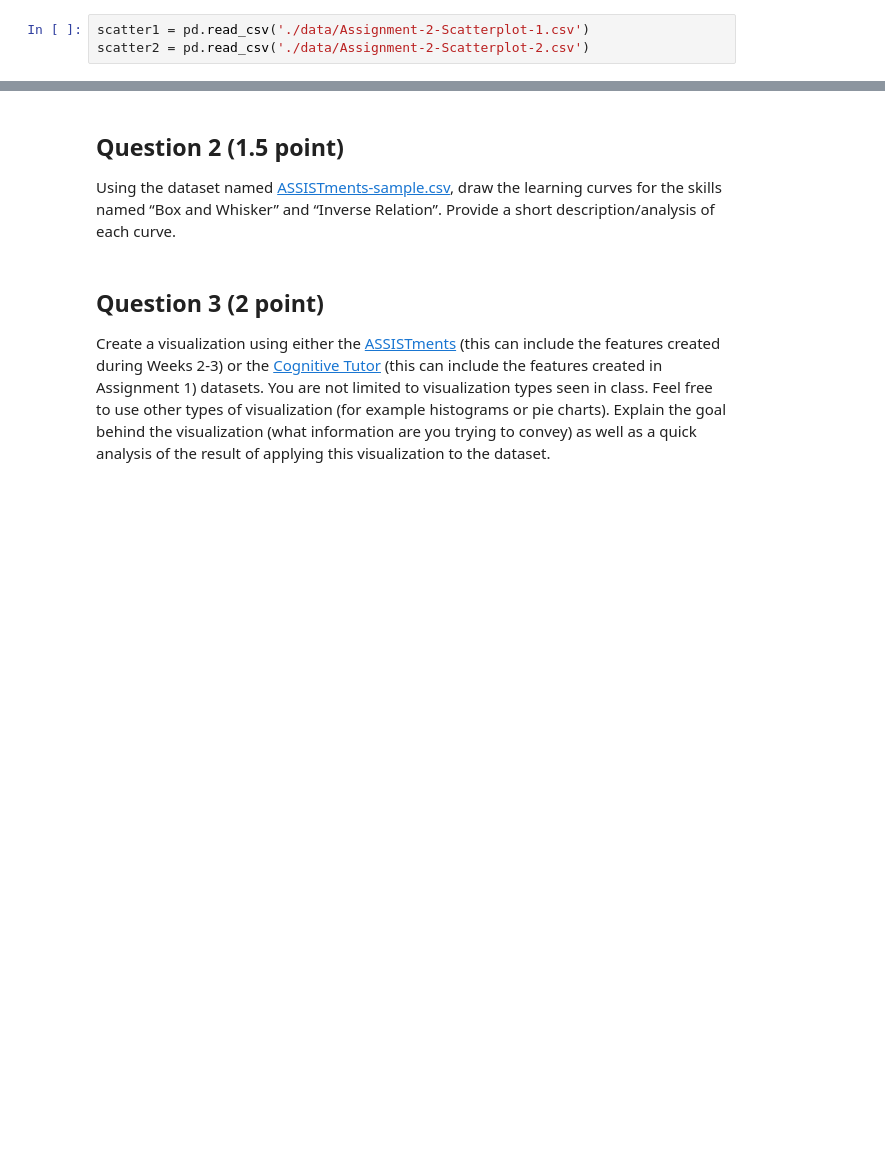
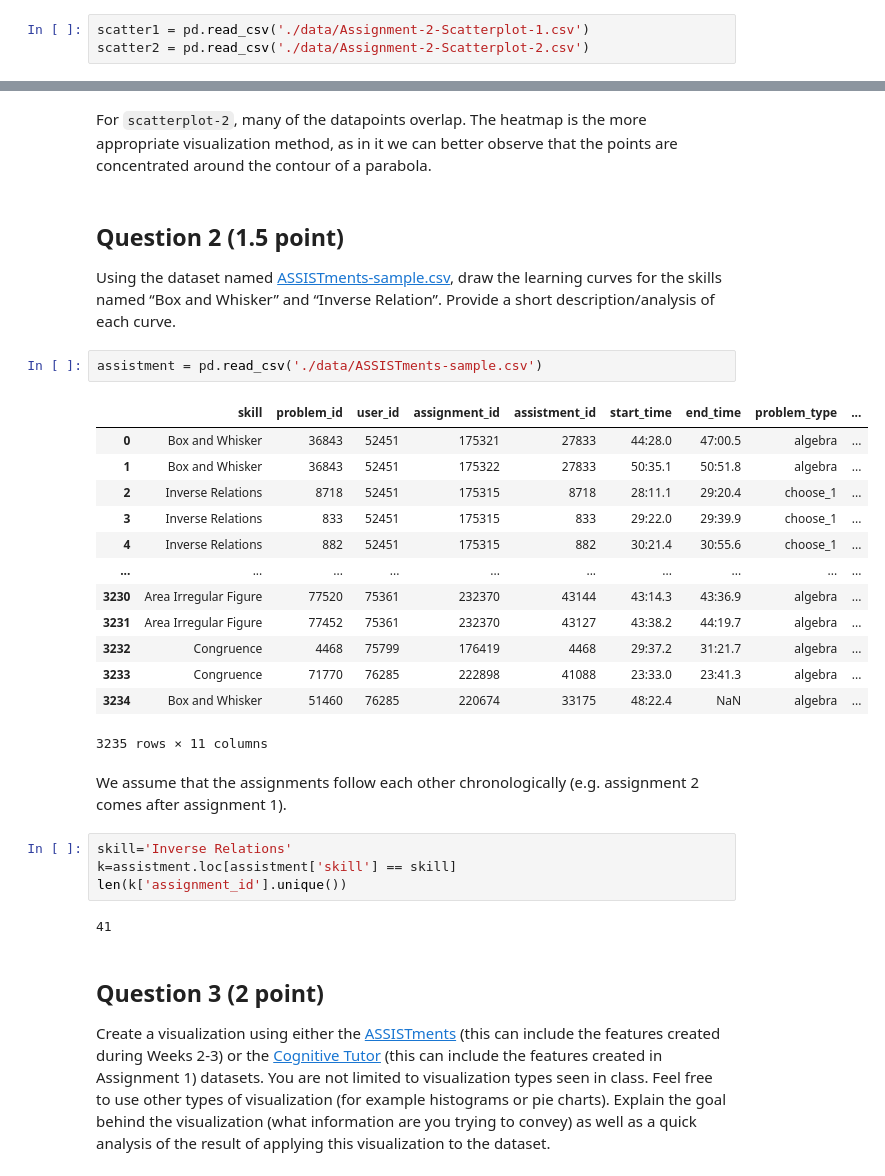
Before and after one commit to rodigu/ci539, a Jupyter notebook: ho2/ho2.ipynb, the cells around one changed output, grey strips where cells are left out. Saved outputs shown, nothing was run; the diff lists cells and outputs as text; blank space fills up the shorter version.

```diff
--- a/ho2/ho2.ipynb
+++ b/ho2/ho2.ipynb
@@ -51,7 +37,34 @@ ValueError: zero-size array to reduction operation fmin which has no identity
+# %% [markdown]
+For `scatterplot-2`, many of the datapoints overlap.
+The heatmap is the more appropriate visualization method, as in it we can better observe that the points are concentrated around the contour of a parabola.
 # %% [markdown]
 ## Question 2 (1.5 point)
 
 Using the dataset named [ASSISTments-sample.csv](./data/ASSISTments-sample.csv), draw the learning curves for the skills named “Box and Whisker” and “Inverse Relation”. Provide a short description/analysis of each curve.
+# %%
+assistment = pd.read_csv('./data/ASSISTments-sample.csv')
+# %% [output]
+|  | skill | problem_id | user_id | assignment_id | assistment_id | start_time | end_time | problem_type | ... |
+| 0 | Box and Whisker | 36843 | 52451 | 175321 | 27833 | 44:28.0 | 47:00.5 | algebra | ... |
+| 1 | Box and Whisker | 36843 | 52451 | 175322 | 27833 | 50:35.1 | 50:51.8 | algebra | ... |
+| 2 | Inverse Relations | 8718 | 52451 | 175315 | 8718 | 28:11.1 | 29:20.4 | choose_1 | ... |
+| 3 | Inverse Relations | 833 | 52451 | 175315 | 833 | 29:22.0 | 29:39.9 | choose_1 | ... |
+| 4 | Inverse Relations | 882 | 52451 | 175315 | 882 | 30:21.4 | 30:55.6 | choose_1 | ... |
+| ... | ... | ... | ... | ... | ... | ... | ... | ... | ... |
+| 3230 | Area Irregular Figure | 77520 | 75361 | 232370 | 43144 | 43:14.3 | 43:36.9 | algebra | ... |
+| 3231 | Area Irregular Figure | 77452 | 75361 | 232370 | 43127 | 43:38.2 | 44:19.7 | algebra | ... |
+| 3232 | Congruence | 4468 | 75799 | 176419 | 4468 | 29:37.2 | 31:21.7 | algebra | ... |
+| 3233 | Congruence | 71770 | 76285 | 222898 | 41088 | 23:33.0 | 23:41.3 | algebra | ... |
+| 3234 | Box and Whisker | 51460 | 76285 | 220674 | 33175 | 48:22.4 | NaN | algebra | ... |
+3235 rows × 11 columns
+# %% [markdown]
+We assume that the assignments follow each other chronologically (e.g. assignment 2 comes after assignment 1).
+# %%
+skill='Inverse Relations'
+k=assistment.loc[assistment['skill'] == skill]
+len(k['assignment_id'].unique())
+# %% [output]
+41
 # %% [markdown]
 ## Question 3 (2 point)
 
```
Also changed, not shown: parts of 7 cells of this notebook, 2 other files.
